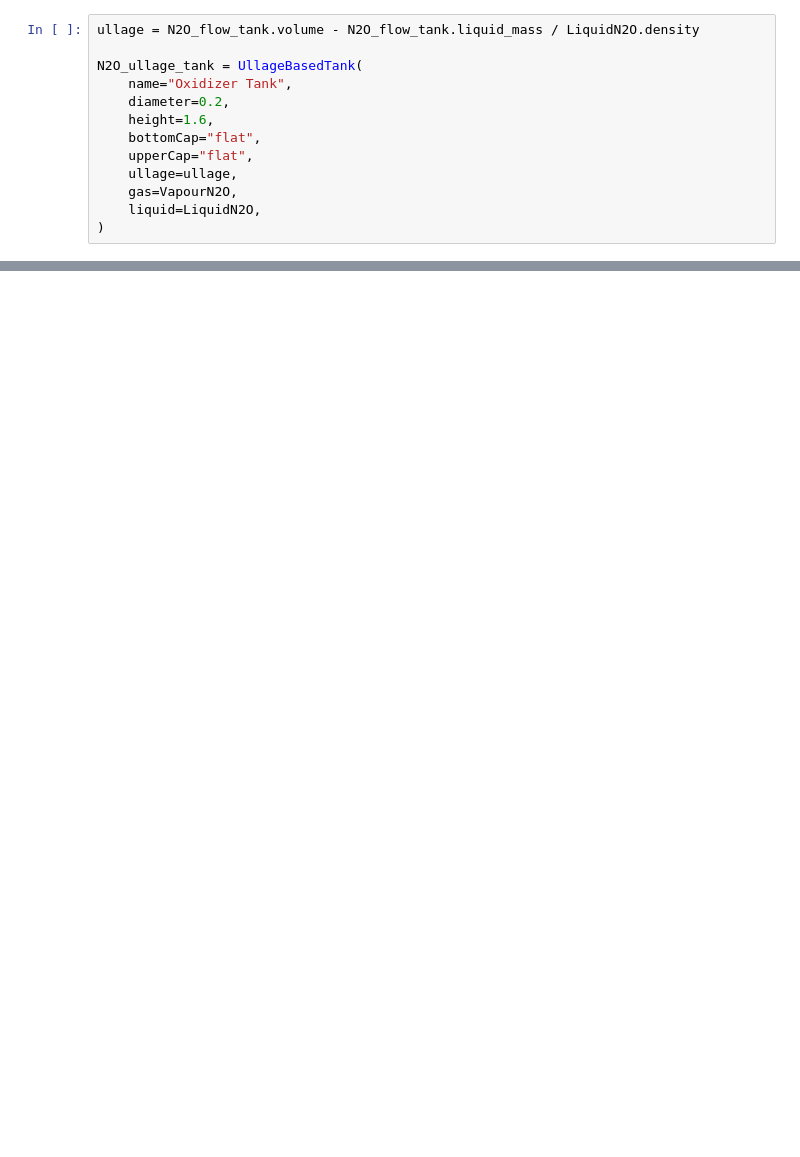
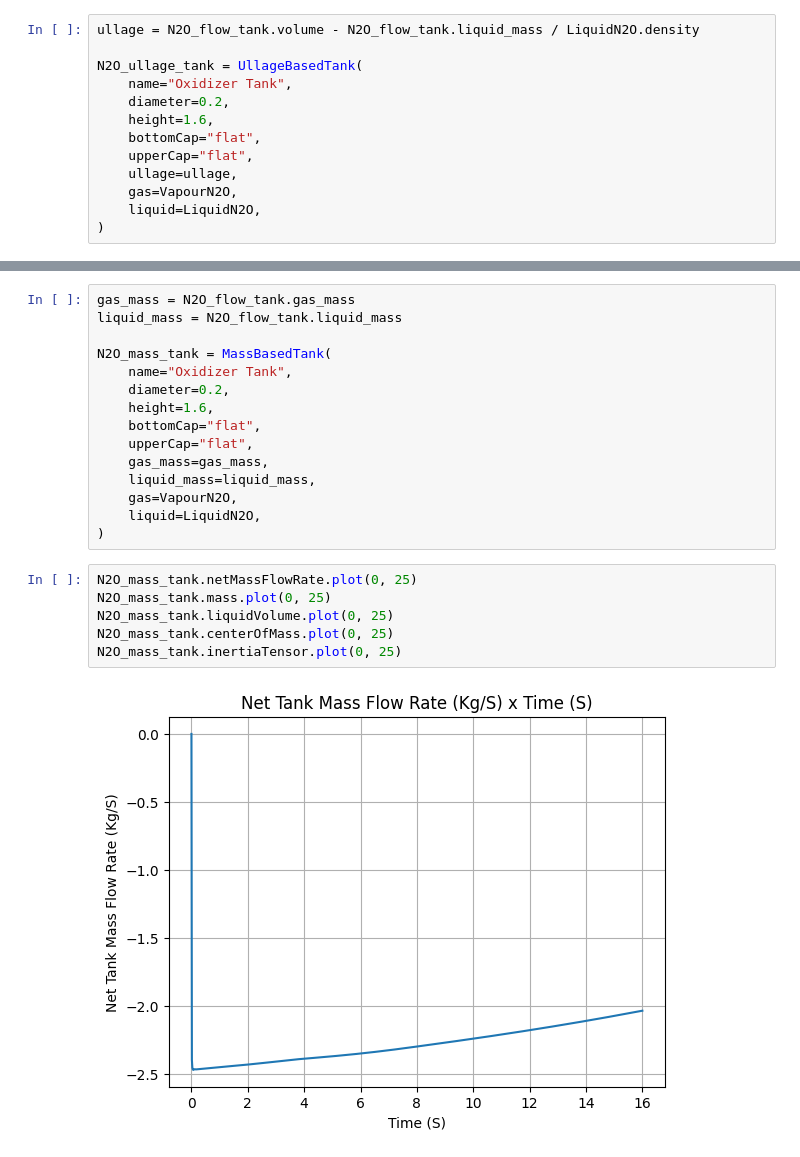
Before and after one commit to RocketPy-Team/RocketPy, a Jupyter notebook: docs/notebooks/tank_class_usage.ipynb, the cells around one changed output, grey strips where cells are left out. Saved outputs shown, nothing was run; the diff lists cells and outputs as text; blank space fills up the shorter version.

Commit message:
ENH: implement mass based tanks and update notebook.

```diff
--- a/docs/notebooks/tank_class_usage.ipynb
+++ b/docs/notebooks/tank_class_usage.ipynb
@@ -58,0 +59,23 @@ N2O_ullage_tank.inertiaTensor.plot(0, 16)
+# %%
+gas_mass = N2O_flow_tank.gas_mass
+liquid_mass = N2O_flow_tank.liquid_mass
+
+N2O_mass_tank = MassBasedTank(
+    name="Oxidizer Tank",
+    diameter=0.2,
+    height=1.6,
+    bottomCap="flat",
+    upperCap="flat",
+    gas_mass=gas_mass,
+    liquid_mass=liquid_mass,
+    gas=VapourN2O,
+    liquid=LiquidN2O,
+)
+# %%
+N2O_mass_tank.netMassFlowRate.plot(0, 25)
+N2O_mass_tank.mass.plot(0, 25)
+N2O_mass_tank.liquidVolume.plot(0, 25)
+N2O_mass_tank.centerOfMass.plot(0, 25)
+N2O_mass_tank.inertiaTensor.plot(0, 25)
+# %% [output]
+[figure, added]
```
Also changed, not shown: parts of 4 cells of this notebook, 3 other files.
